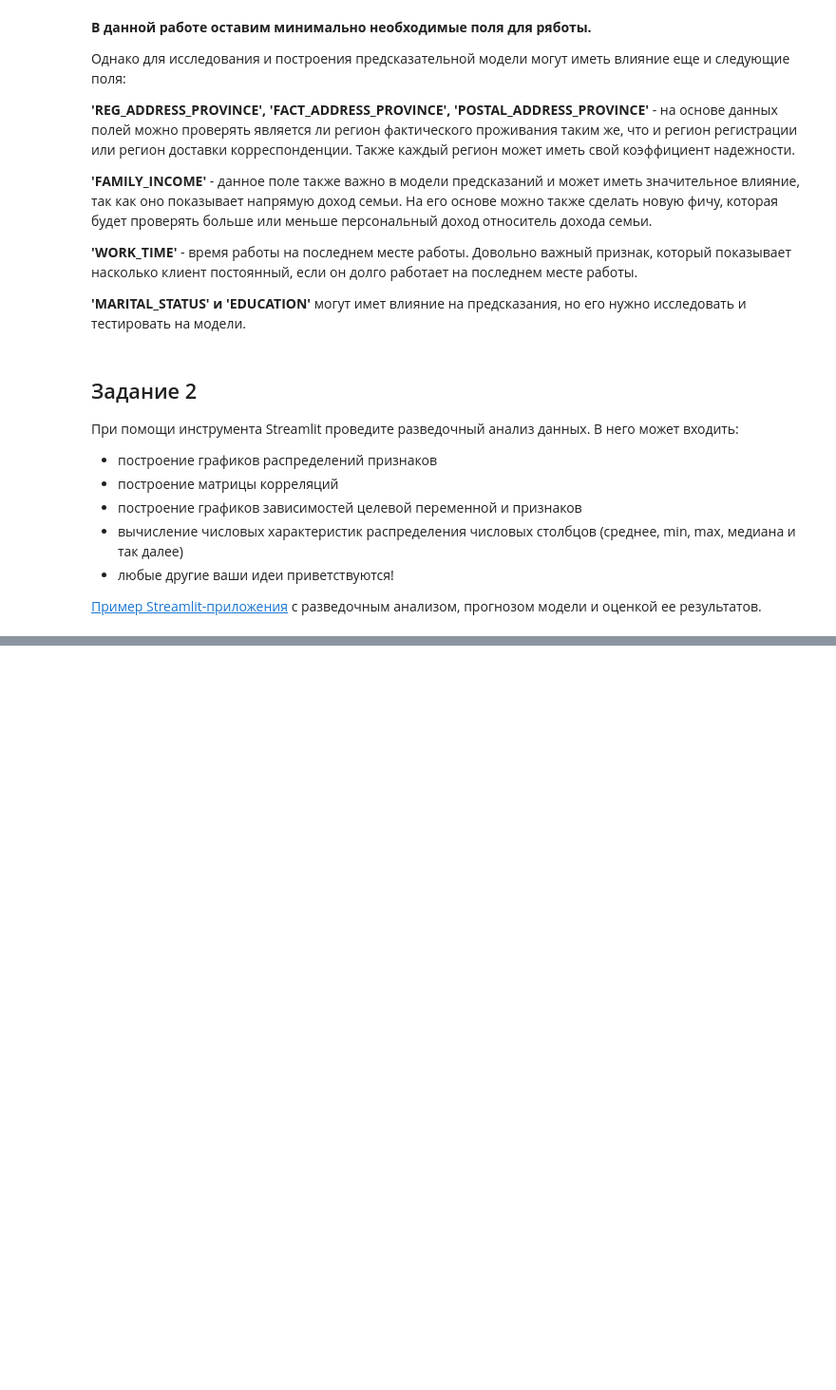
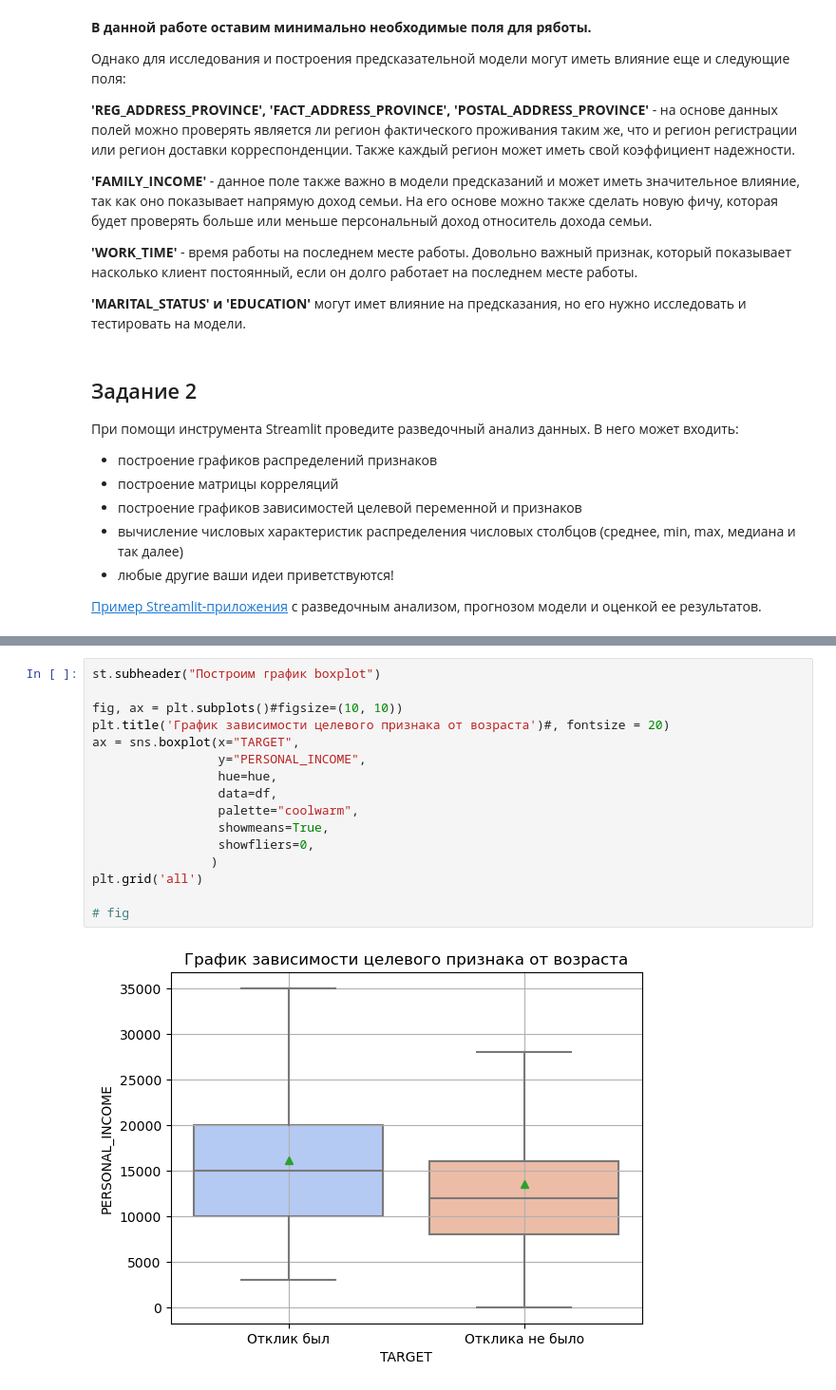
Before and after one commit to ermetim/HW-1_Streamlit_EDA, a Jupyter notebook: BD_homework.ipynb, the cells around one changed output, grey strips where cells are left out. Shown: that part at 95% size. Saved outputs shown, nothing was run; the diff lists cells and outputs as text; blank space fills up the shorter version.

```diff
--- a/BD_homework.ipynb
+++ b/BD_homework.ipynb
@@ -296,0 +487,18 @@ st.pyplot(fig)
+# %%
+st.subheader("Построим график boxplot")
+
+fig, ax = plt.subplots()#figsize=(10, 10))
+plt.title('График зависимости целевого признака от возраста')#, fontsize = 20)
+ax = sns.boxplot(x="TARGET",
+                 y="PERSONAL_INCOME",
+                 hue=hue,
+                 data=df,
+                 palette="coolwarm",
+                 showmeans=True,
+                 showfliers=0,
+                )
+plt.grid('all')
+
+# fig
+# %% [output]
+[figure, added]
```
Also changed, not shown: parts of 35 cells of this notebook, 3 other files.
